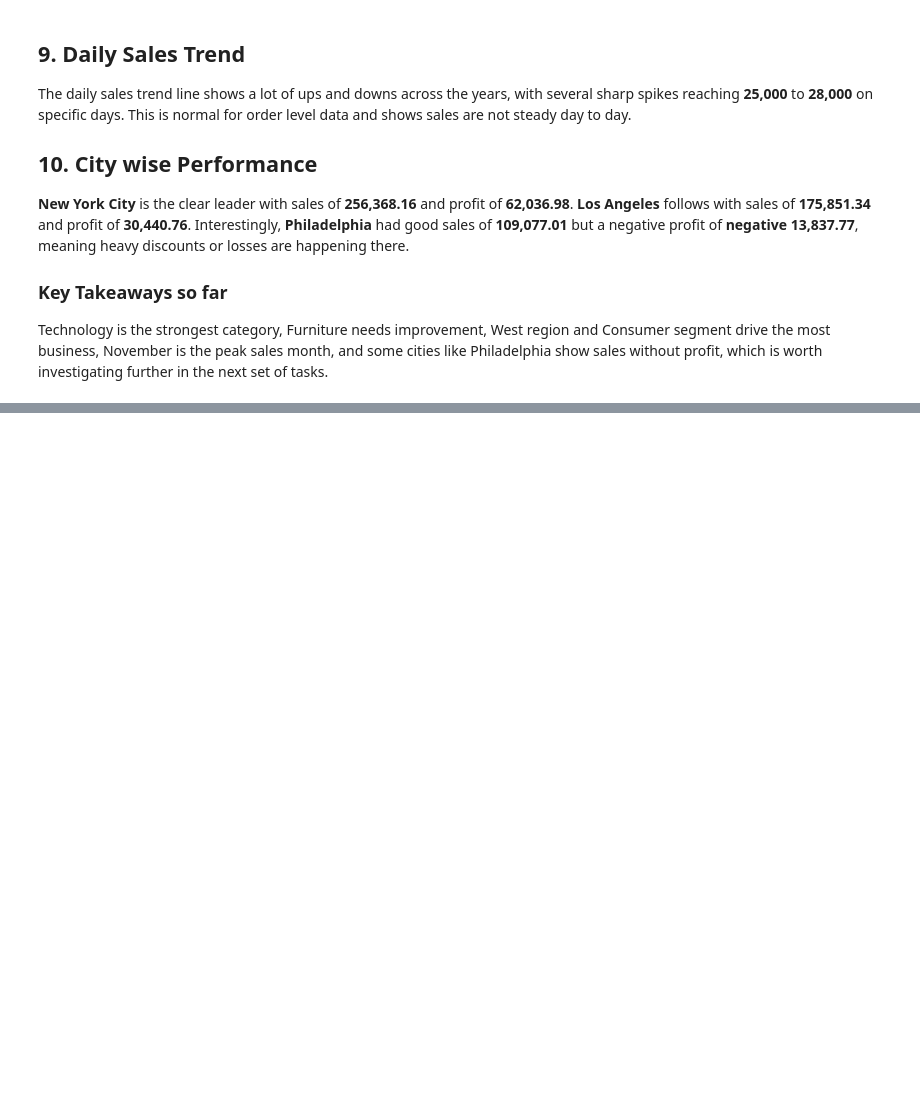
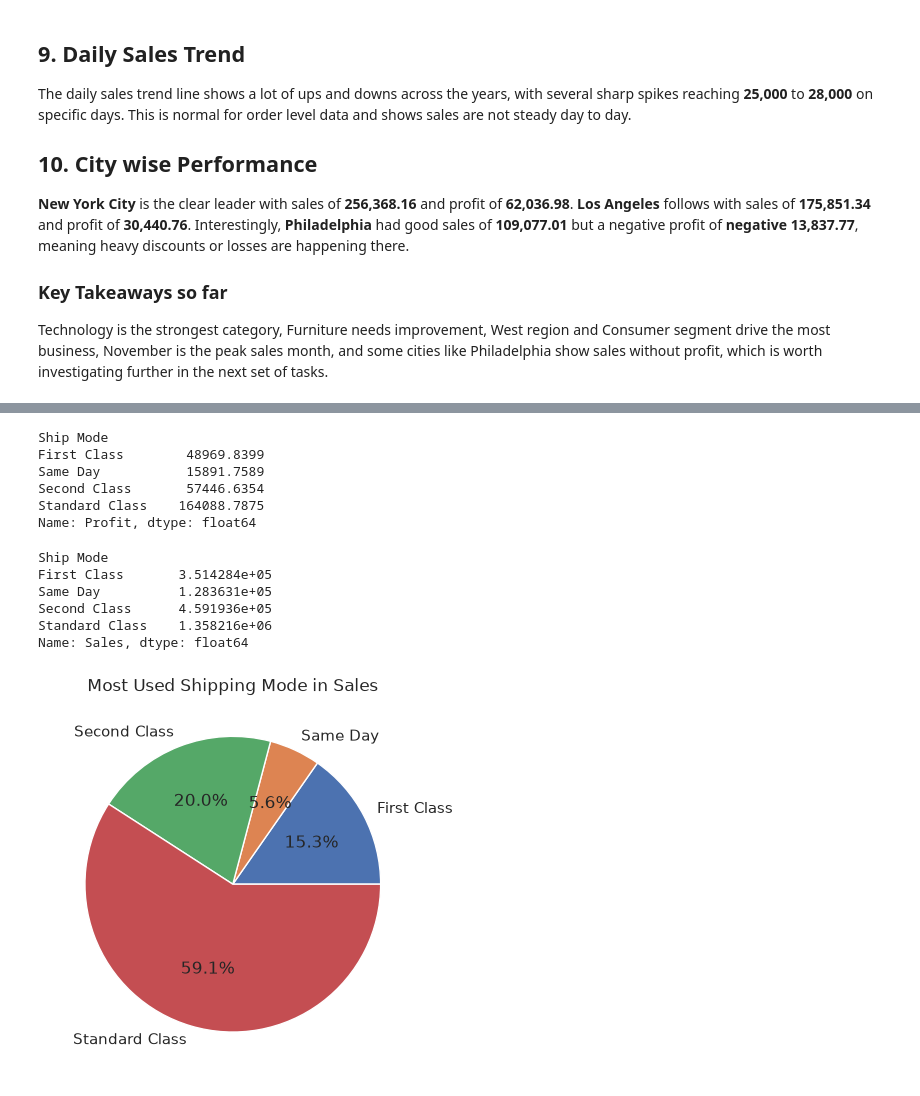
Before and after one commit to Fatima-Arain206/SOFTGROWTECH_INTERNSHIP_FINAL_PROJECT, a Jupyter notebook: Bussiness_DataAnalysisProject/Bussiness_Analysis.ipynb, the cells around one changed output, grey strips where cells are left out. Drawn from its saved outputs; the diff is of its cells as text; code cells hidden in the pictures; blank space fills up the shorter version.

```diff
--- a/Bussiness_DataAnalysisProject/Bussiness_Analysis.ipynb
+++ b/Bussiness_DataAnalysisProject/Bussiness_Analysis.ipynb
@@ -358,0 +426,25 @@ Technology is the strongest category, Furniture needs improvement, West region a
+# %%
+# shipping mode with profit
+df.groupby(['Ship Mode'])['Profit'].sum()
+# %% [output]
+Ship Mode
+First Class        48969.8399
+Same Day           15891.7589
+Second Class       57446.6354
+Standard Class    164088.7875
+Name: Profit, dtype: float64
+# %%
+df.groupby(['Ship Mode'])['Sales'].sum()
+# %% [output]
+Ship Mode
+First Class       3.514284e+05
+Same Day          1.283631e+05
+Second Class      4.591936e+05
+Standard Class    1.358216e+06
+Name: Sales, dtype: float64
+# %%
+df.groupby(['Ship Mode'])['Sales'].sum().plot(kind='pie',autopct='%1.1f%%',labels=['First Class','Same Day','Second Class','Standard Class'],color=colors)
+plt.title('Most Used Shipping Mode in Sales')
+plt.show()
+# %% [output]
+[figure, added]
```
Also changed, not shown: parts of 14 cells of this notebook.
